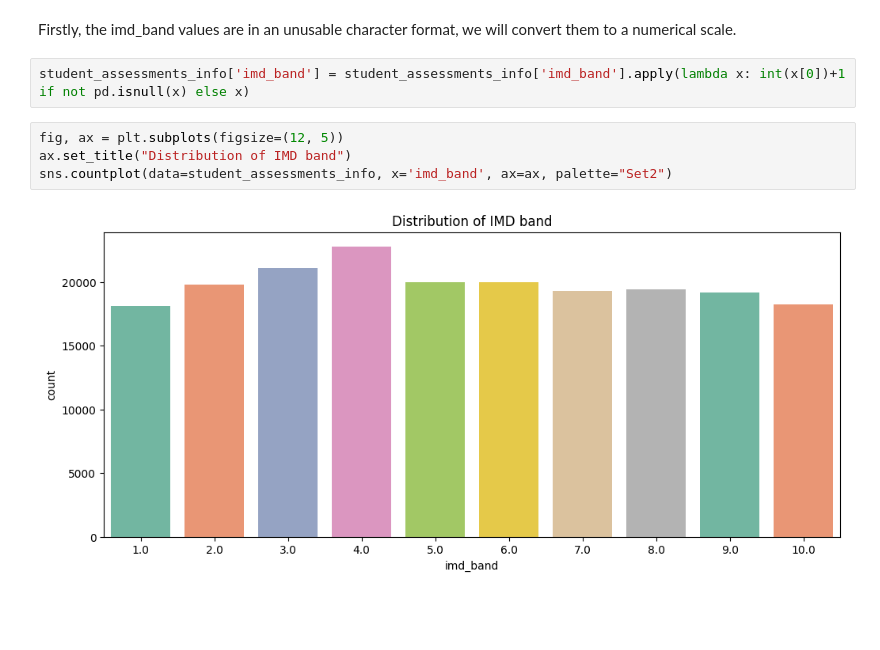
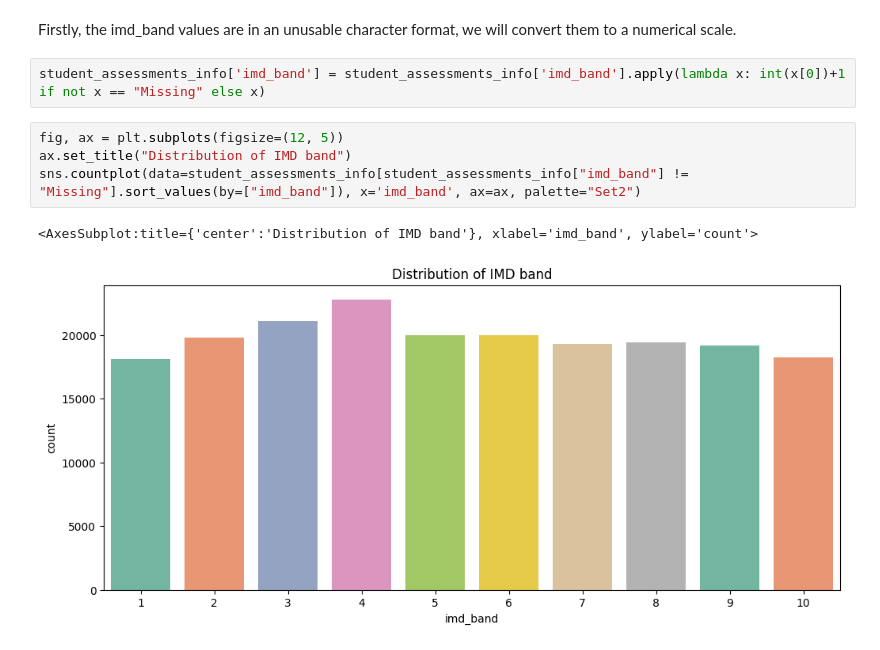
Before and after one commit to randmon/ucll_ti_data_and_ai_group_assignments, a Jupyter notebook: Assignment 2/assignment2.ipynb, the cells around one changed output. Cells and saved outputs as stored; diff of their text form; blank space fills up the shorter version.

```diff
--- a/Assignment 2/assignment2.ipynb
+++ b/Assignment 2/assignment2.ipynb
@@ -612,13 +615,14 @@ sns.boxplot(data=student_assessments_info, x='score', y='gender', ax=ax, palette
 # %% [markdown]
 Firstly, the imd_band values are in an unusable character format, we will convert them to a numerical scale.
 # %%
-student_assessments_info['imd_band'] = student_assessments_info['imd_band'].apply(lambda x: int(x[0])+1 if not pd.isnull(x) else x)
+student_assessments_info['imd_band'] = student_assessments_info['imd_band'].apply(lambda x: int(x[0])+1 if not x == "Missing" else x)
 # %%
 fig, ax = plt.subplots(figsize=(12, 5))
 ax.set_title("Distribution of IMD band")
-sns.countplot(data=student_assessments_info, x='imd_band', ax=ax, palette="Set2")
+sns.countplot(data=student_assessments_info[student_assessments_info["imd_band"] != "Missing"].sort_values(by=["imd_band"]), x='imd_band', ax=ax, palette="Set2")
 # %% [output]
+<AxesSubplot:title={'center':'Distribution of IMD band'}, xlabel='imd_band', ylabel='count'>
-[figure, old version]
+[figure, new version]
 # %%
 fig, ax = plt.subplots(figsize=(12, 8))
 ax.set_title("Distribution of scores per IMD band")
```
Also changed, not shown: parts of 28 cells of this notebook.
